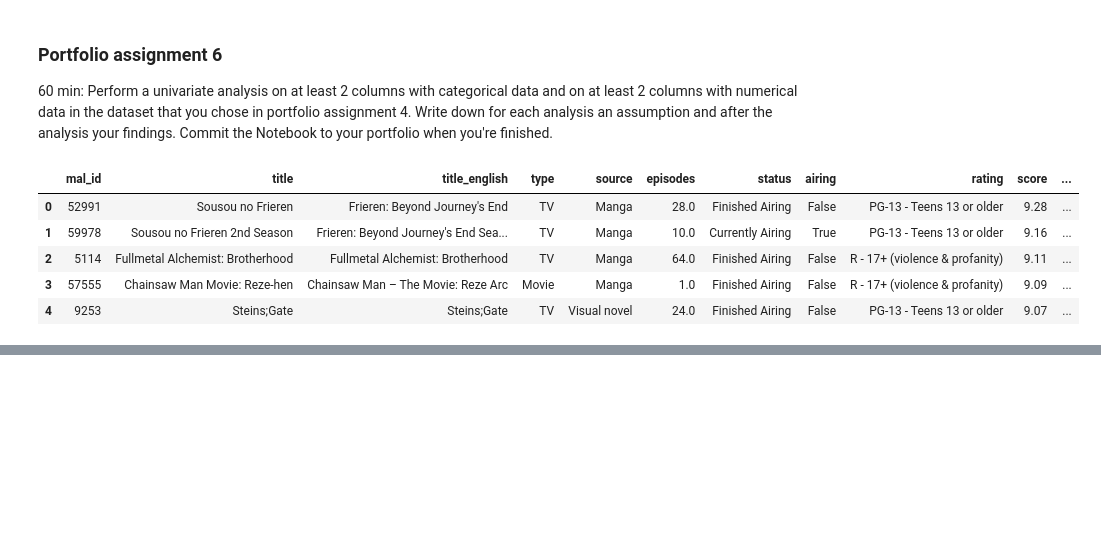
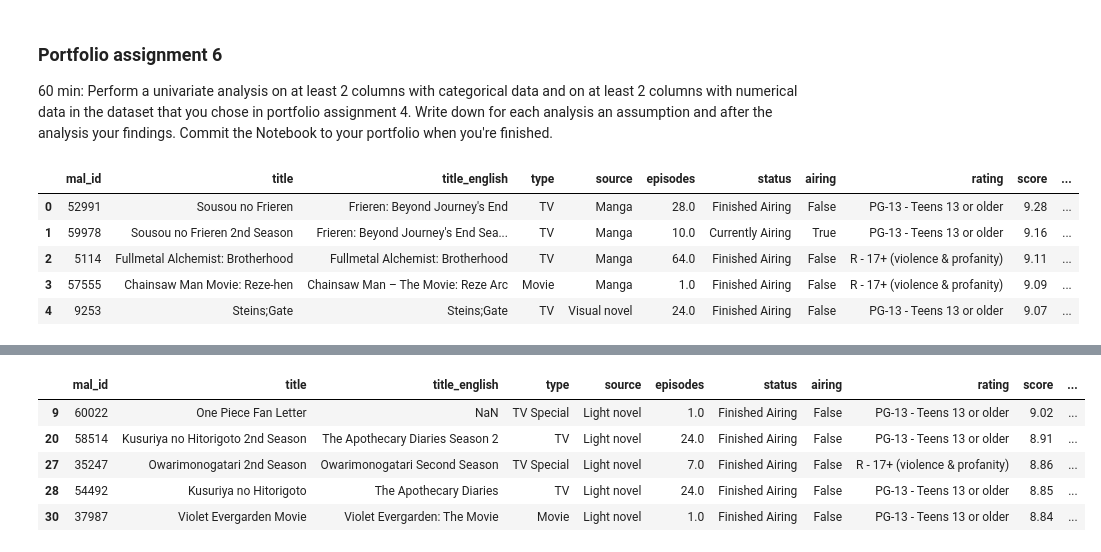
Before and after one commit to Steintjuueh/ICT1.4-AI-System-Integration-Datascience, a Jupyter notebook: 01 Introduction and Univariate Analyses.ipynb, the cells around one changed output, grey strips where cells are left out. Drawn from its saved outputs; the diff is of its cells as text; code cells hidden in the pictures; blank space fills up the shorter version.

```diff
--- a/01 Introduction and Univariate Analyses.ipynb
+++ b/01 Introduction and Univariate Analyses.ipynb
@@ -439,0 +483,10 @@ topRatedAnime[movies].head()
+# %%
+source = topRatedAnime['source'] == 'Light novel'
+topRatedAnime[source].head()
+# %% [output]
+|  | mal_id | title | title_english | type | source | episodes | status | airing | rating | score | ... |
+| 9 | 60022 | One Piece Fan Letter | NaN | TV Special | Light novel | 1.0 | Finished Airing | False | PG-13 - Teens 13 or older | 9.02 | ... |
+| 20 | 58514 | Kusuriya no Hitorigoto 2nd Season | The Apothecary Diaries Season 2 | TV | Light novel | 24.0 | Finished Airing | False | PG-13 - Teens 13 or older | 8.91 | ... |
+| 27 | 35247 | Owarimonogatari 2nd Season | Owarimonogatari Second Season | TV Special | Light novel | 7.0 | Finished Airing | False | R - 17+ (violence & profanity) | 8.86 | ... |
+| 28 | 54492 | Kusuriya no Hitorigoto | The Apothecary Diaries | TV | Light novel | 24.0 | Finished Airing | False | PG-13 - Teens 13 or older | 8.85 | ... |
+| 30 | 37987 | Violet Evergarden Movie | Violet Evergarden: The Movie | Movie | Light novel | 1.0 | Finished Airing | False | PG-13 - Teens 13 or older | 8.84 | ... |
```
Also changed, not shown: parts of 17 cells of this notebook, 1 other file.
